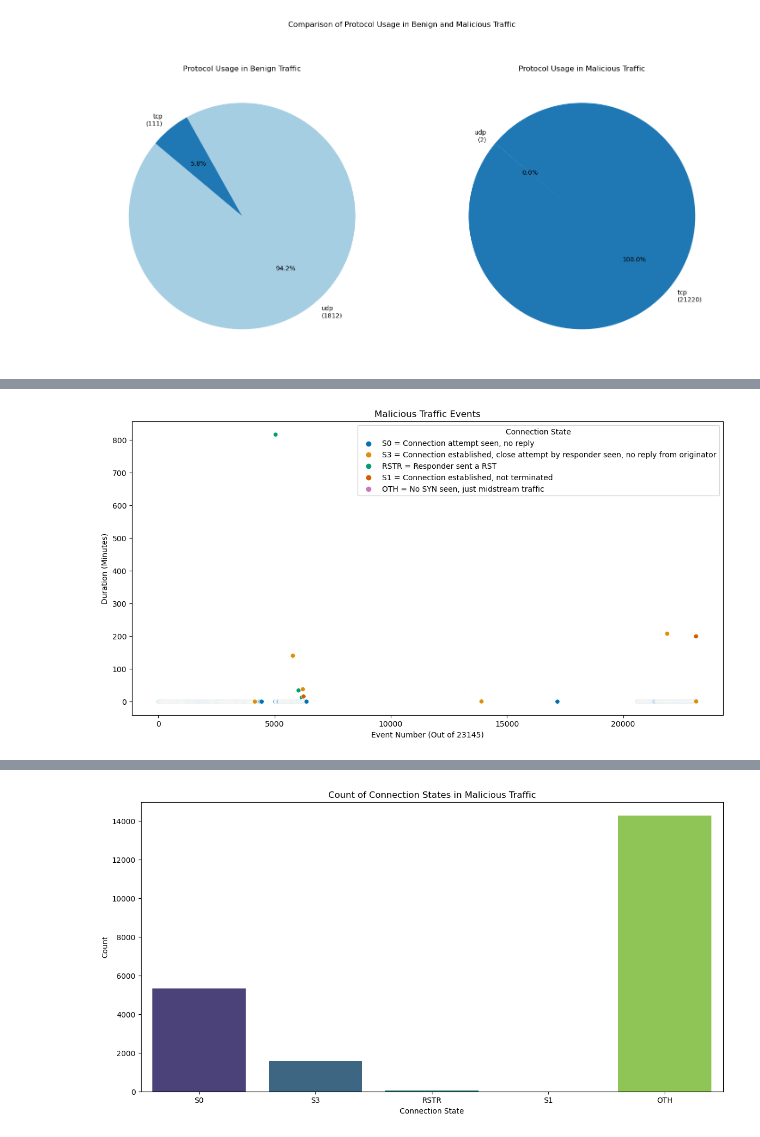
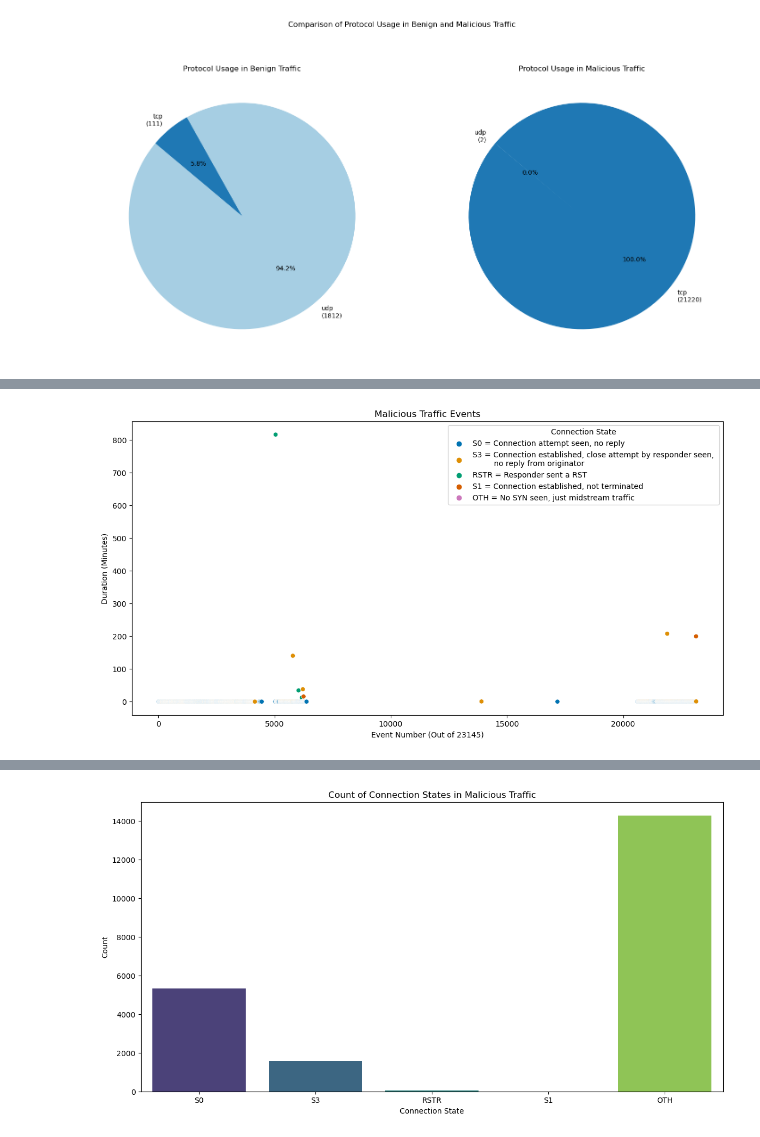
Before and after one commit to sdave777/Internet-of-Things_IDS_Data, a Jupyter notebook: Scratch.ipynb, the cells around one changed output, grey strips where cells are left out. Drawn from its saved outputs; the diff is of its cells as text; code cells hidden in the pictures.

```diff
--- a/Scratch.ipynb
+++ b/Scratch.ipynb
@@ -145,31 +145,31 @@ malicious_data.head()
 | 54 | 192.168.1.195 | 49004 | 185.244.25.235 | 6667 | tcp | NaN | NaN | NaN | NaN | ... |
 # %%
 plt.figure(figsize=(14, 7))
-scatter_plot = sns.scatterplot(data=malicious_data, x='event_index', y='duration', hue='conn_state', palette='colorblind', legend='full')
+scatter_plot = sns.scatterplot(data=malicious_data, x='event_index', y='duration', palette='colorblind', hue='conn_state', legend='full')
 plt.title('Malicious Traffic Events')
 plt.xlabel('Event Number (Out of 23145)')
 plt.ylabel('Duration (Minutes)')
 
 legend_labels = {
     'S0': 'S0 = Connection attempt seen, no reply',
-    'S3': 'S3 = Connection established, close attempt by responder seen, no reply from originator',
+    'S3': 'S3 = Connection established, close attempt by responder seen, \n         no reply from originator',
     'RSTR': 'RSTR = Responder sent a RST',
     'S1': 'S1 = Connection established, not terminated',
     'OTH': 'OTH = No SYN seen, just midstream traffic'
 }
 
 # Get the current handles and labels
 handles, labels = scatter_plot.get_legend_handles_labels()
 
 # Replace the labels with the custom labels
 new_labels = [legend_labels.get(label, label) for label in labels]
 
 # Create the custom legend
 scatter_plot.legend(handles, new_labels, title='Connection State', loc='upper right')
 
 plt.show()
 # %% [output]
-[figure, old version]
+[figure, new version]
 # %%
 max_duration_row = malicious_data.loc[malicious_data['duration'].idxmax()]
 
```
Also changed, not shown: parts of 5 cells of this notebook, 5 other files.
